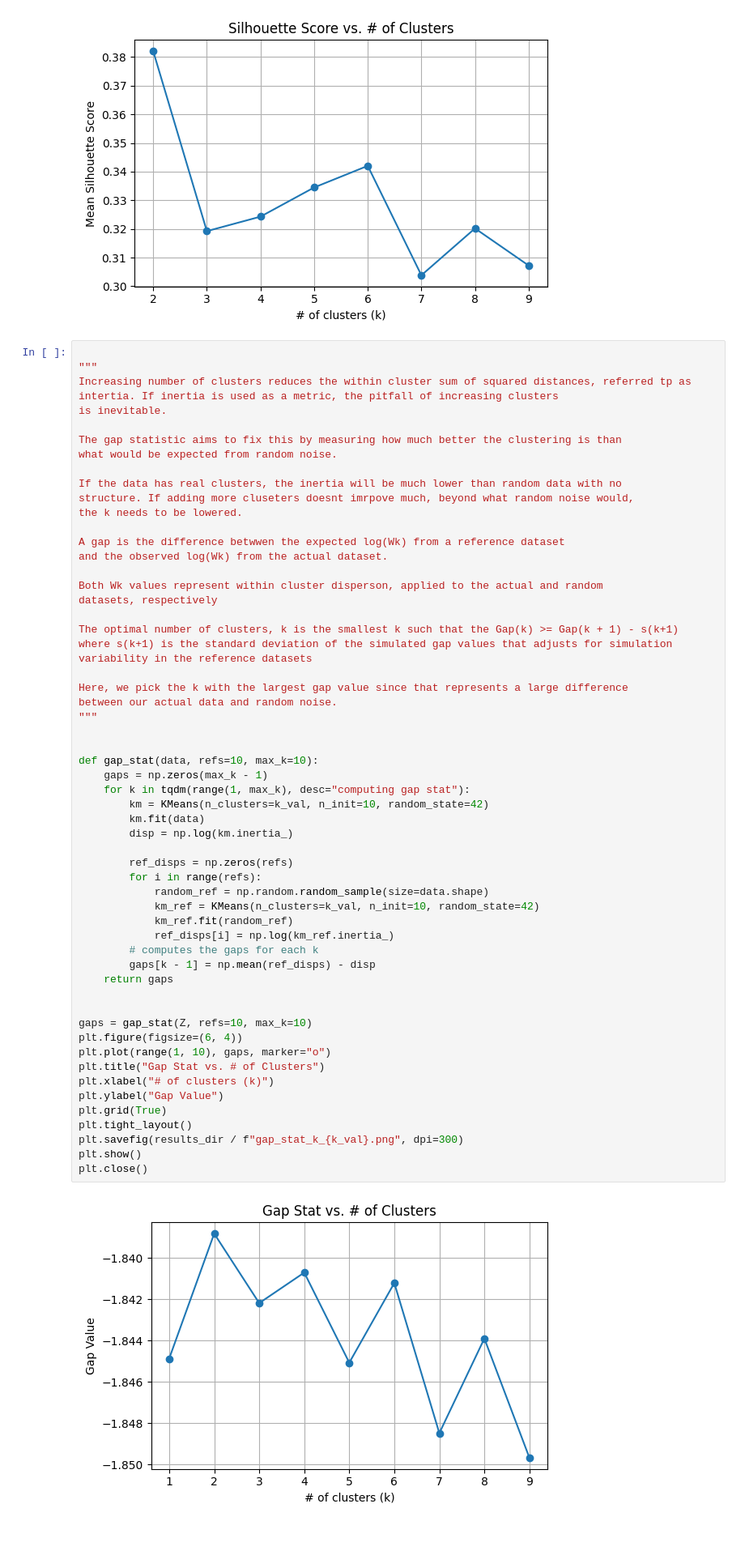
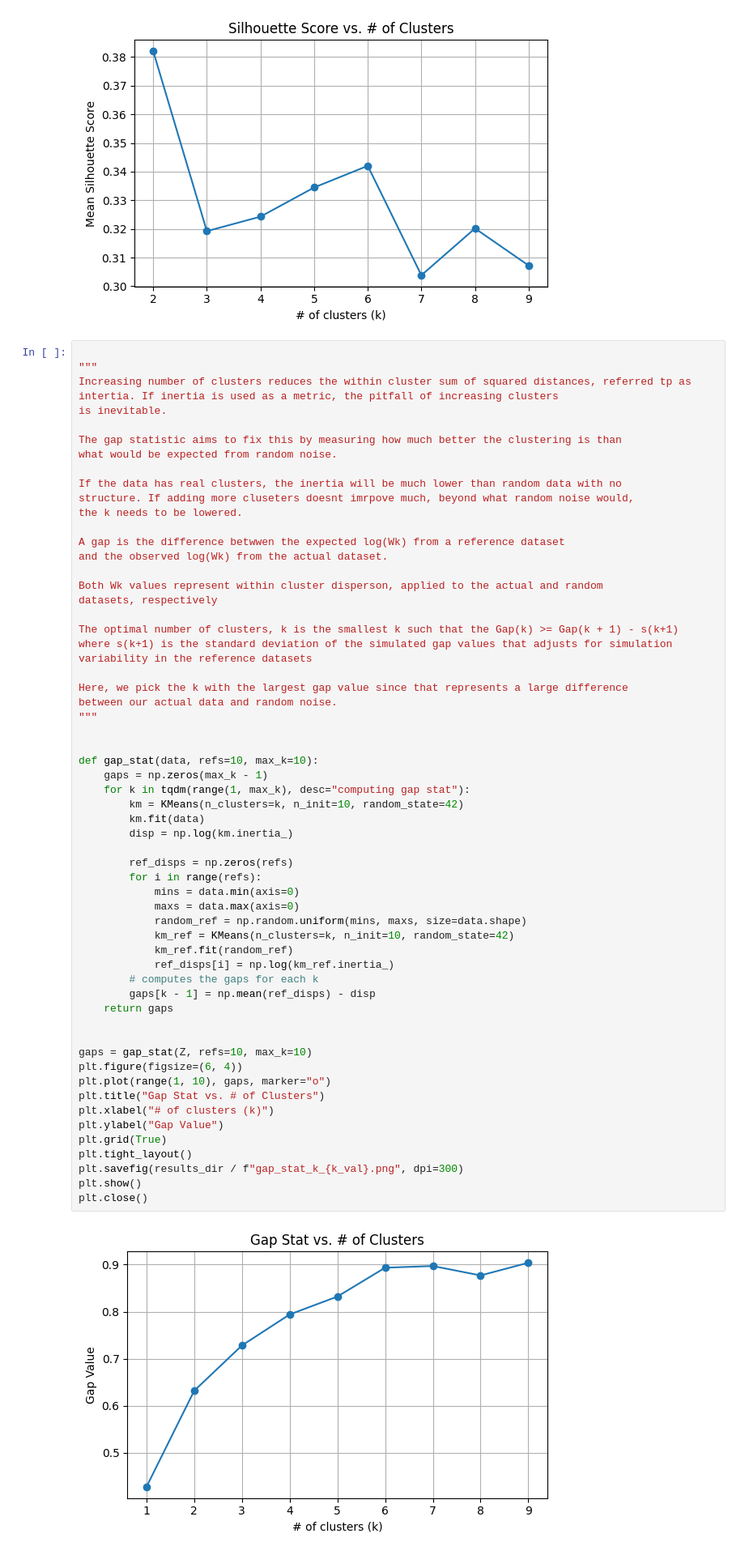
Before and after one commit to YvesLangstonMays/MAPD, a Jupyter notebook: main.ipynb, the cells around one changed output. Shown at 81% size. Drawn from its saved outputs; the diff is of its cells as text.

```diff
--- a/main.ipynb
+++ b/main.ipynb
@@ -329,37 +335,39 @@ between our actual data and random noise.
 """
 
 
 def gap_stat(data, refs=10, max_k=10):
     gaps = np.zeros(max_k - 1)
     for k in tqdm(range(1, max_k), desc="computing gap stat"):
-        km = KMeans(n_clusters=k_val, n_init=10, random_state=42)
+        km = KMeans(n_clusters=k, n_init=10, random_state=42)
         km.fit(data)
         disp = np.log(km.inertia_)
 
         ref_disps = np.zeros(refs)
         for i in range(refs):
-            random_ref = np.random.random_sample(size=data.shape)
-            km_ref = KMeans(n_clusters=k_val, n_init=10, random_state=42)
+            mins = data.min(axis=0)
+            maxs = data.max(axis=0)
+            random_ref = np.random.uniform(mins, maxs, size=data.shape)
+            km_ref = KMeans(n_clusters=k, n_init=10, random_state=42)
             km_ref.fit(random_ref)
             ref_disps[i] = np.log(km_ref.inertia_)
         # computes the gaps for each k
         gaps[k - 1] = np.mean(ref_disps) - disp
     return gaps
 
 
 gaps = gap_stat(Z, refs=10, max_k=10)
 plt.figure(figsize=(6, 4))
 plt.plot(range(1, 10), gaps, marker="o")
 plt.title("Gap Stat vs. # of Clusters")
 plt.xlabel("# of clusters (k)")
 plt.ylabel("Gap Value")
 plt.grid(True)
 plt.tight_layout()
 plt.savefig(results_dir / f"gap_stat_k_{k_val}.png", dpi=300)
 plt.show()
 plt.close()
 # %% [output]
-[figure, old version]
+[figure, new version]
 # %%
 best_k_gap = np.argmax(gaps) + 1
 print(f"optimal k by gap: {best_k_gap}")
```
Also changed, not shown: parts of 6 cells of this notebook, 3 other files.
